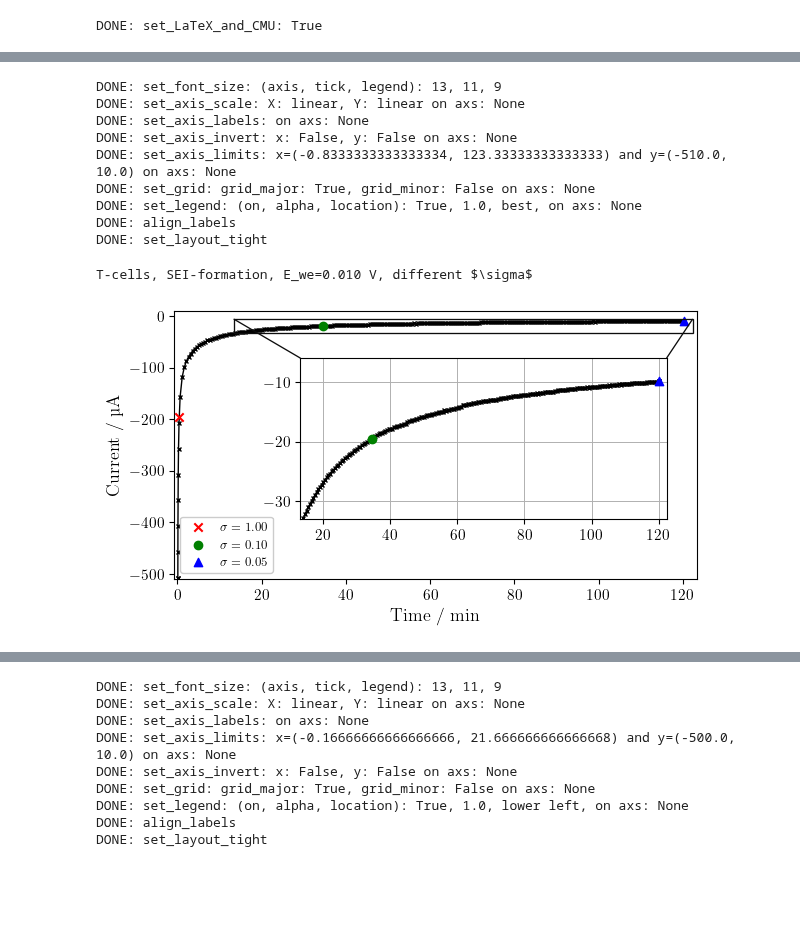
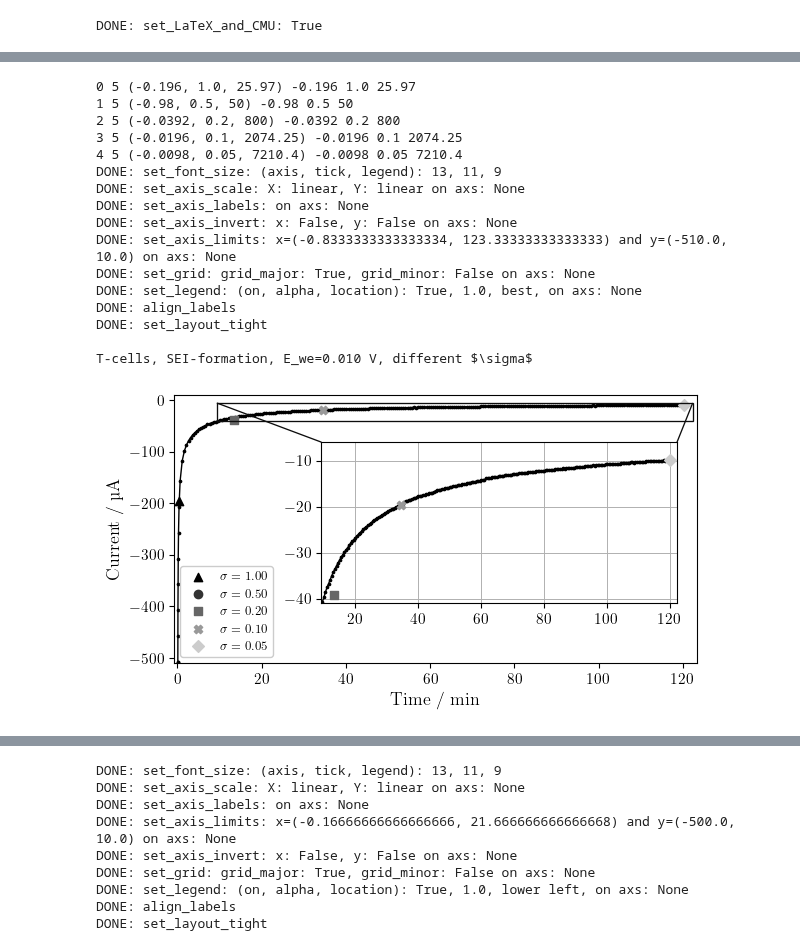
Before and after one commit to GottfridOlsson/MASTER-THESIS, a Jupyter notebook: EXPERIMENTAL/Python-scripts/Electrochemical-plots.ipynb, the cells around one changed output, grey strips where cells are left out. Drawn from its saved outputs; the diff is of its cells as text; code cells hidden in the pictures; blank space fills up the shorter version.

```diff
--- a/EXPERIMENTAL/Python-scripts/Electrochemical-plots.ipynb
+++ b/EXPERIMENTAL/Python-scripts/Electrochemical-plots.ipynb
@@ -37,8 +37,8 @@ plt.rc('text.latex', preamble=r'\usepackage{siunitx}')
 
 five_grayscale_colors = ['#000000', '#333333', '#666666', '#999999', '#cccccc'] #with 30% saturation difference = good contrast
 four_grayscale_colors = ['#000000', '#3F3F3F', '#7F7F7F', '#BFBFBF'] # with 25%-points increase in "value" (in HSV)
-markers = ['^', 's', 'o', 'X', 'D']
-colors = []
+markers      = ['^',   'o',   's',   'X',   'D',   '.']
+marker_sizes = ['3.3', '3.3', '3.3', '3.3', '3.3', '3.3']
 
 standard_text_box_settings = dict(boxstyle='round', facecolor='white', alpha=1.0, edgecolor=five_grayscale_colors[4]) #edgecolor, facecolor, alpha as to match legend
 # %% [output]
@@ -140,65 +154,74 @@ fig, axs = plt.subplots(nrows=1, ncols=1, figsize=(fig_width_cm/2.54, fig_height
 time_divider = 60 # s --> min if = 60
 current_multiplier = 1000 # mA --> muA
 first_datapoint_remover = 1
-I_value_sigma_t = [(-0.196, 1.00, 25.97),
-                 (-0.0196, 0.10, 2074.25),
-                 (-0.0098, 0.05, 7210.4)] # (mA, unitless, s)
+I_sigma_t = [(-0.196,  1.00, 25.97),
+             (-0.980,  0.50, 50), #50????  check plot
+             (-0.0392, 0.20, 800), #800??? check plot
+             (-0.0196, 0.10, 2074.25),
+             (-0.0098, 0.05, 7210.4)] # (mA, unitless, s)
 
-#axs.plot(SEIDEP_sigma_1_MB[0][first_datapoint_remover:-1]/time_divider,   SEIDEP_sigma_1_MB[2][first_datapoint_remover:-1]*current_multiplier,   linewidth=1, linestyle='-', color='r', marker='x', markersize='3.50', label='$\\sigma=1.00$')
-#axs.plot(SEIDEP_sigma_01_MB[0][first_datapoint_remover:-1]/time_divider,  SEIDEP_sigma_01_MB[2][first_datapoint_remover:-1]*current_multiplier,  linewidth=1, linestyle='-', color='g', marker='o', markersize='3.25', label='$\\sigma=0.10$')
-axs.plot(SEIDEP_sigma_005_MB[0][first_datapoint_remover:-1]/time_divider, SEIDEP_sigma_005_MB[2][first_datapoint_remover:-1]*current_multiplier, linewidth=1, linestyle='-', color='k', marker='x', markersize='3.50')#, label='$\\sigma=0.05$')
+#axs.plot(SEIDEP_sigma_1_MB[0][first_datapoint_remover:-1]/time_divider,   SEIDEP_sigma_1_MB[2][first_datapoint_remover:-1]*current_multiplier,   linewidth=1, linestyle='-', color='r', marker=markers[0], markersize='3.3')#, label='$\\sigma=1.00$')
+#axs.plot(SEIDEP_sigma_05_MB[0][first_datapoint_remover:-1]/time_divider,  SEIDEP_sigma_05_MB[2][first_datapoint_remover:-1]*current_multiplier,  linewidth=1, linestyle='-', color='g', marker=markers[1], markersize='3.3')#, label='$\\sigma=0.50$')
+#axs.plot(SEIDEP_sigma_02_MB[0][first_datapoint_remover:-1]/time_divider,  SEIDEP_sigma_02_MB[2][first_datapoint_remover:-1]*current_multiplier,  linewidth=1, linestyle='-', color='g', marker=markers[2], markersize='3.3')#, label='$\\sigma=0.20$')
+#axs.plot(SEIDEP_sigma_01_MB[0][first_datapoint_remover:-1]/time_divider,  SEIDEP_sigma_01_MB[2][first_datapoint_remover:-1]*current_multiplier,  linewidth=1, linestyle='-', color='g', marker=markers[3], markersize='3.3')#, label='$\\sigma=0.10$')
+axs.plot(SEIDEP_sigma_005_MB[0][first_datapoint_remover:-1]/time_divider, SEIDEP_sigma_005_MB[2][first_datapoint_remover:-1]*current_multiplier, linewidth=1, linestyle='-', color=five_grayscale_colors[0], marker=markers[-1], markersize=marker_sizes[-1])#, label='$\\sigma=0.05$')
 #for i in range(len(I_value_sigma_t)):
     #colors = ['r', 'g', 'b']
     #axs.hlines(I_value_sigma_t[i][0]*current_multiplier, , color=colors[i], linestyle='-', label='$\\sigma=' + str(I_value_sigma[i][1]) + '$')
 
 ax_inset = inset_axes(axs, width="100%", height="100%", ##ax_inset = inset_axes(axs, width="60%", height="50%", loc='center')
-                      bbox_to_anchor=(.23, .2, .70, .60), bbox_transform=axs.transAxes, loc=3)#loc='lower right', borderpad=2*font_size_tick/10)# loc=(0.5,0.5))#"lower center")
+                      bbox_to_anchor=(.27, .2, .68, .60), bbox_transform=axs.transAxes, loc=3)#loc='lower right', borderpad=2*font_size_tick/10)# loc=(0.5,0.5))#"lower center")
 #ax_inset.plot(SEIDEP_sigma_1_MB[0][first_datapoint_remover:-1]/time_divider, SEIDEP_sigma_1_MB[2][first_datapoint_remover:-1]*current_multiplier, linewidth=1, linestyle='-', color='r', marker='x', markersize='3.50', label='$\\sigma=0.10$')
 #ax_inset.plot(SEIDEP_sigma_01_MB[0][first_datapoint_remover:-1]/time_divider, SEIDEP_sigma_01_MB[2][first_datapoint_remover:-1]*current_multiplier, linewidth=1, linestyle='-', color='g', marker='o', markersize='3.25', label='$\\sigma=1.00$')
-ax_inset.plot(SEIDEP_sigma_005_MB[0][first_datapoint_remover:-1]/time_divider, SEIDEP_sigma_005_MB[2][first_datapoint_remover:-1]*current_multiplier, linewidth=1, linestyle='-', color='k', marker='x', markersize='3.50')#, label='$\\sigma=10.0$')
-for i in range(len(I_value_sigma_t)):
-    colors  = ['r', 'g', 'b']
-    markers = ['x', 'o', '^']
-    label_i = f'$\\sigma={I_value_sigma_t[i][1]:.2f}$'
+ax_inset.plot(SEIDEP_sigma_005_MB[0][first_datapoint_remover:-1]/time_divider, SEIDEP_sigma_005_MB[2][first_datapoint_remover:-1]*current_multiplier, linewidth=1, linestyle='-', color=five_grayscale_colors[0], marker=markers[-1], markersize=marker_sizes[-1])#, label='$\\sigma=10.0$')
+for i in range(len(I_sigma_t)):
+    print(i, len(I_sigma_t), I_sigma_t[i], I_sigma_t[i][0], I_sigma_t[i][1], I_sigma_t[i][2])
+    label_i = f'$\\sigma={I_sigma_t[i][1]:.2f}$'
 
-    axs.scatter(I_value_sigma_t[i][2]/time_divider, I_value_sigma_t[i][0]*current_multiplier, color=colors[i], marker=markers[i], label=label_i, zorder=100)
-    ax_inset.scatter(I_value_sigma_t[i][2]/time_divider, I_value_sigma_t[i][0]*current_multiplier, color=colors[i], marker=markers[i], label=label_i, zorder=100)
+    axs.scatter(I_sigma_t[i][2]/time_divider,      I_sigma_t[i][0]*current_multiplier, color=five_grayscale_colors[i], marker=markers[i], label=label_i, zorder=100)
+    ax_inset.scatter(I_sigma_t[i][2]/time_divider, I_sigma_t[i][0]*current_multiplier, color=five_grayscale_colors[i], marker=markers[i], label=label_i, zorder=100)
 
-xmin_inset, xmax_inset, ymin_inset, ymax_inset = 800/time_divider, 7340/time_divider, -0.033*current_multiplier, -0.006*current_multiplier
+xmin_inset, xmax_inset, ymin_inset, ymax_inset = 540/time_divider, 7340/time_divider, -0.041*current_multiplier, -0.006*current_multiplier
 ax_inset.set_xlim(xmin_inset, xmax_inset)
 ax_inset.set_ylim(ymin_inset, ymax_inset)
 
 
 # Settings for each axis (axs)
 f.set_font_size(axis=font_size_axis, tick=font_size_tick, legend=font_size_legend)
 f.set_axis_scale(   axs, xScale_string='linear', yScale_string='linear')
 f.set_axis_labels(  axs, x_label='Time / min', y_label='Current / \\textmu A')
 f.set_axis_invert(  axs, x_invert=False, y_invert=False)
 f.set_axis_limits(  axs, xmin=-50/time_divider, xmax=7400/time_divider, ymin=-0.51*current_multiplier, ymax=0.01*current_multiplier)
 #f.set_grid(         axs, grid_major_on=grid_major, grid_major_linewidth=0.7, grid_minor_on=grid_minor, grid_minor_linewidth=0.3) # set_grid must be after set_axis_scale for some reason (at least with 'log')
 f.set_grid(         ax_inset, grid_major_on=grid_major, grid_major_linewidth=0.7, grid_minor_on=grid_minor, grid_minor_linewidth=0.3) # set_grid must be after set_axis_scale for some reason (at least with 'log')
 f.set_legend(       axs, legend_on=legend_on, alpha=1.0, location='best')
 f.align_labels(fig)
 f.set_layout_tight(fig)
 
 mark_inset(axs, ax_inset, loc1=2, loc2=1, facecolor="none", edgecolor="0.05", linewidth=0.95, zorder=101)# draw a bbox of the region of the inset axes in the parent axes and connecting lines between the bbox and the inset axes area
 
 PDF_path_SEIDEP_T_cell = electrochemical_figures_export_root_path + 'SEIDEP\\SEI-formation_I-vs-t_T-cell_' + get_current_date_and_time_as_ISO8601_string() + '.pdf'
 #f.export_figure_as_pdf(PDF_path_SEIDEP_T_cell)
 print('\nT-cells, SEI-formation, E_we=0.010 V, different $\\sigma$')
 plt.show()
 # %% [output]
+0 5 (-0.196, 1.0, 25.97) -0.196 1.0 25.97
+1 5 (-0.98, 0.5, 50) -0.98 0.5 50
+2 5 (-0.0392, 0.2, 800) -0.0392 0.2 800
+3 5 (-0.0196, 0.1, 2074.25) -0.0196 0.1 2074.25
+4 5 (-0.0098, 0.05, 7210.4) -0.0098 0.05 7210.4
 DONE: set_font_size: (axis, tick, legend): 13, 11, 9
 DONE: set_axis_scale: X: linear, Y: linear on axs: None
 DONE: set_axis_labels: on axs: None
 DONE: set_axis_invert: x: False, y: False on axs: None
 DONE: set_axis_limits: x=(-0.8333333333333334, 123.33333333333333) and y=(-510.0, 10.0) on axs: None
 DONE: set_grid: grid_major: True, grid_minor: False on axs: None
 DONE: set_legend: (on, alpha, location): True, 1.0, best, on axs: None
 DONE: align_labels
 DONE: set_layout_tight
+
+T-cells, SEI-formation, E_we=0.010 V, different $\sigma$
-T-cells, SEI-formation, E_we=0.010 V, different $\sigma$
-[figure, old version]
+[figure, new version]
 # %%
 # PLOT SEIDEP: V vs. t (T-cells) #
 
```
Also changed, not shown: parts of 2 cells of this notebook, 16 other files.
